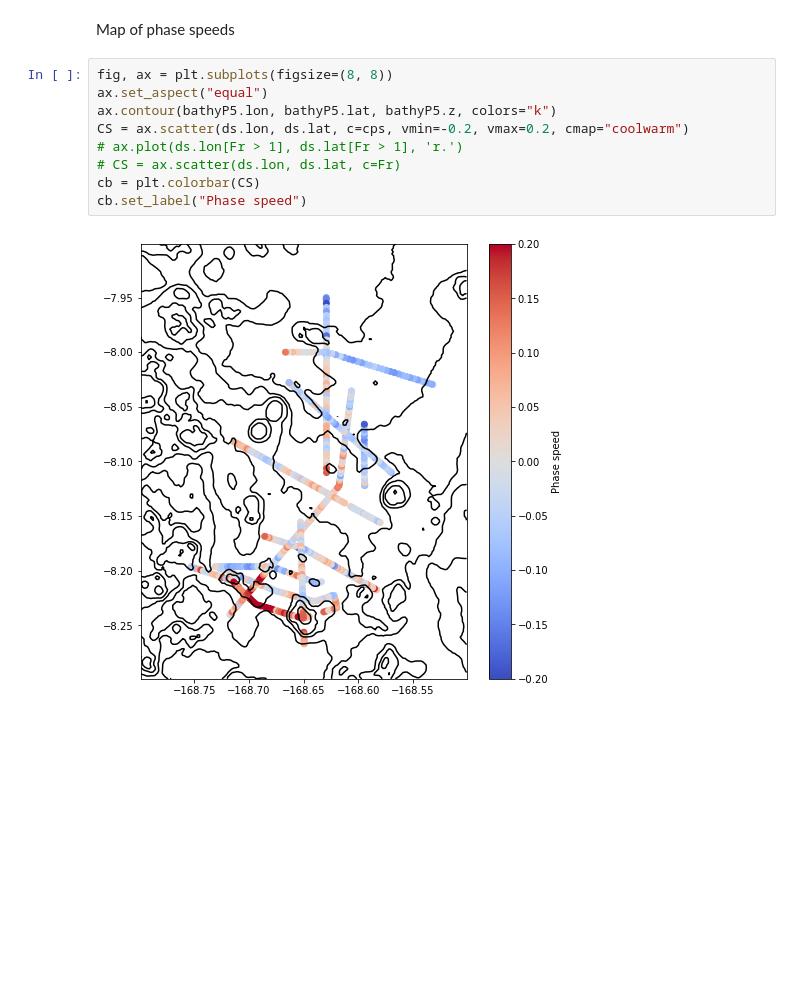
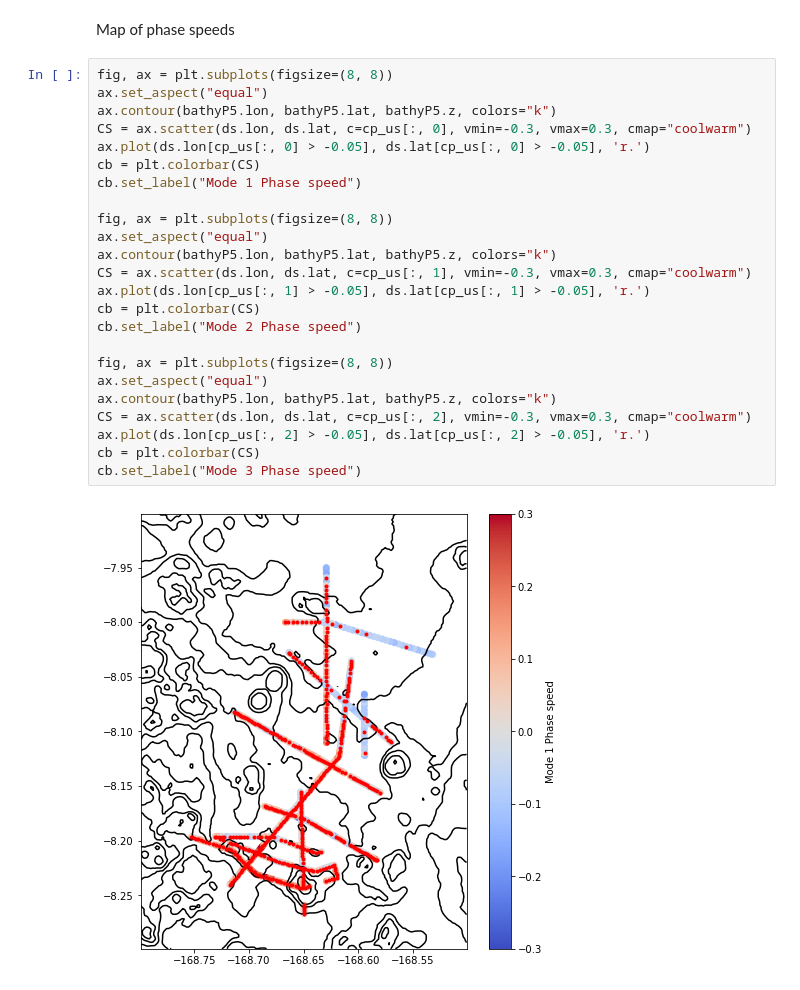
Before and after one commit to jessecusack/SP_taylor_goldstein, a Jupyter notebook: analysis/low_mode_criticality.ipynb, the cells around one changed output. Cells and saved outputs as stored; diff of their text form; blank space fills up the shorter version.

```diff
--- a/analysis/low_mode_criticality.ipynb
+++ b/analysis/low_mode_criticality.ipynb
@@ -61,13 +61,28 @@ ax.hist(cps, bins=np.linspace(-0.4, 0.4, 33))
 # %% [markdown]
 Map of phase speeds
-# %%
-fig, ax = plt.subplots(figsize=(8, 8))
-ax.set_aspect("equal")
-ax.contour(bathyP5.lon, bathyP5.lat, bathyP5.z, colors="k")
-CS = ax.scatter(ds.lon, ds.lat, c=cps, vmin=-0.2, vmax=0.2, cmap="coolwarm")
-# ax.plot(ds.lon[Fr > 1], ds.lat[Fr > 1], 'r.')
-# CS = ax.scatter(ds.lon, ds.lat, c=Fr)
-cb = plt.colorbar(CS)
-cb.set_label("Phase speed")
-# %% [output]
-[figure, removed]
+# %%
+fig, ax = plt.subplots(figsize=(8, 8))
+ax.set_aspect("equal")
+ax.contour(bathyP5.lon, bathyP5.lat, bathyP5.z, colors="k")
+CS = ax.scatter(ds.lon, ds.lat, c=cp_us[:, 0], vmin=-0.3, vmax=0.3, cmap="coolwarm")
+ax.plot(ds.lon[cp_us[:, 0] > -0.05], ds.lat[cp_us[:, 0] > -0.05], 'r.')
+cb = plt.colorbar(CS)
+cb.set_label("Mode 1 Phase speed")
+
+fig, ax = plt.subplots(figsize=(8, 8))
+ax.set_aspect("equal")
+ax.contour(bathyP5.lon, bathyP5.lat, bathyP5.z, colors="k")
+CS = ax.scatter(ds.lon, ds.lat, c=cp_us[:, 1], vmin=-0.3, vmax=0.3, cmap="coolwarm")
+ax.plot(ds.lon[cp_us[:, 1] > -0.05], ds.lat[cp_us[:, 1] > -0.05], 'r.')
+cb = plt.colorbar(CS)
+cb.set_label("Mode 2 Phase speed")
+
+fig, ax = plt.subplots(figsize=(8, 8))
+ax.set_aspect("equal")
+ax.contour(bathyP5.lon, bathyP5.lat, bathyP5.z, colors="k")
+CS = ax.scatter(ds.lon, ds.lat, c=cp_us[:, 2], vmin=-0.3, vmax=0.3, cmap="coolwarm")
+ax.plot(ds.lon[cp_us[:, 2] > -0.05], ds.lat[cp_us[:, 2] > -0.05], 'r.')
+cb = plt.colorbar(CS)
+cb.set_label("Mode 3 Phase speed")
+# %% [output]
+[figure, added]
```
Also changed, not shown: parts of 6 cells of this notebook, 4 other files.
